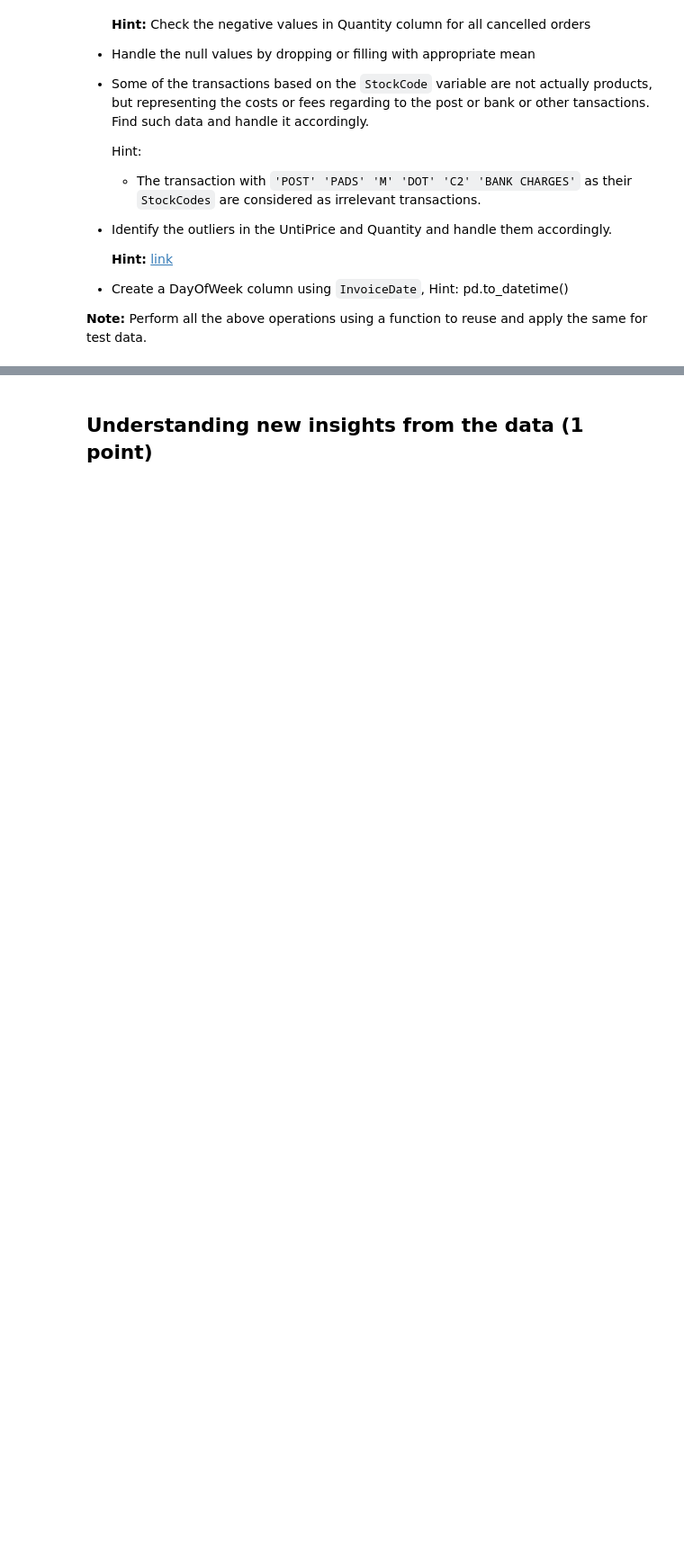
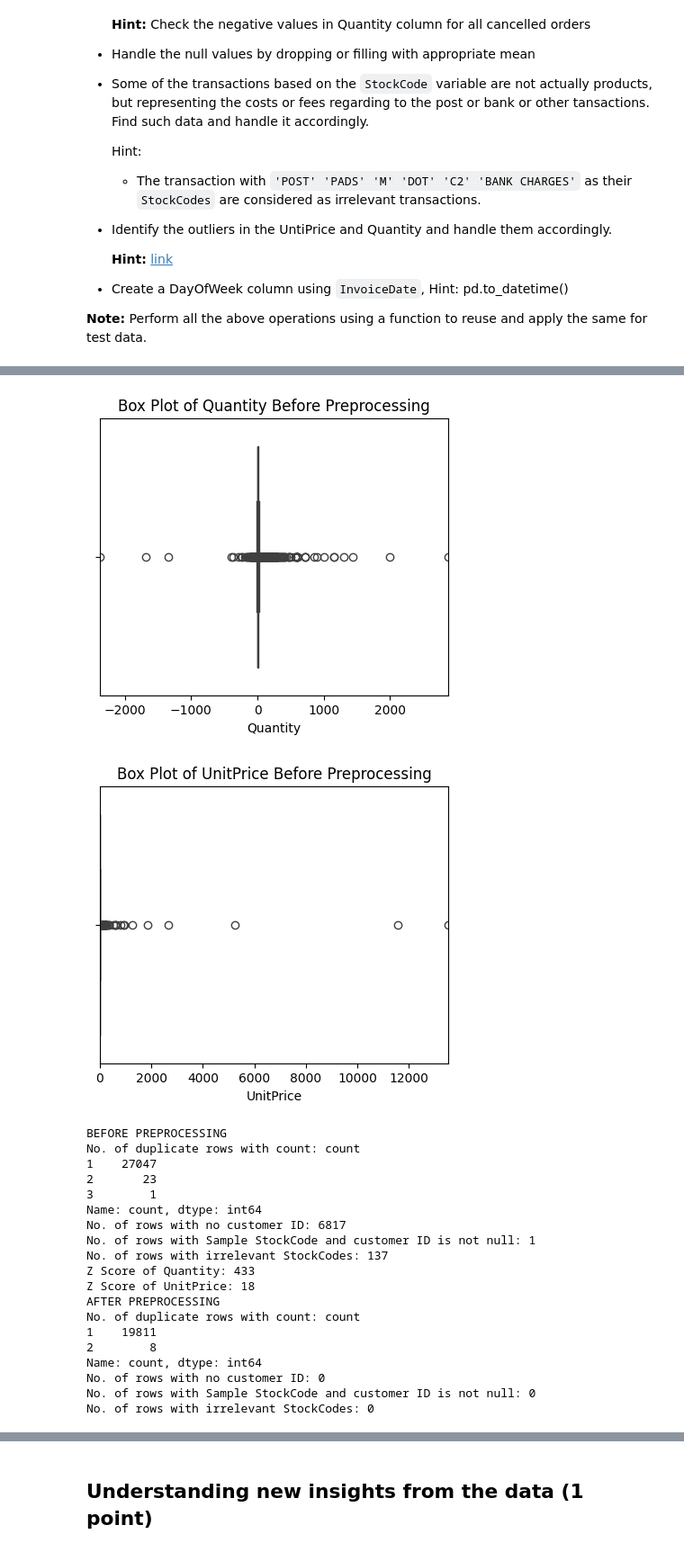
Before and after one commit to Shrutiba/iisc_cds, a Jupyter notebook: M2_NB_MiniProject_5_Customer_Segmentation_Kmeans.ipynb, the cells around one changed output, grey strips where cells are left out. Shown at 90% size. Cells and saved outputs as stored; diff of their text form; code cells hidden in the pictures; blank space fills up the shorter version.

```diff
--- a/M2_NB_MiniProject_5_Customer_Segmentation_Kmeans.ipynb
+++ b/M2_NB_MiniProject_5_Customer_Segmentation_Kmeans.ipynb
@@ -138,12 +129,12 @@ def getRowCountWithStockCodeS(data):
 def getRowCountWithIrrelevantStockCode(data):
     return data['StockCode'].isin(['POST', 'PADS', 'M', 'DOT', 'C2', 'BANK CHARGES']).sum()
 # %%
-def getRowsWithQuantityOutliers(data, threshold = 3):
+def getRowsWithQuantityOutliers(data, threshold = 2):
     z_scores = np.abs(stats.zscore(data['Quantity']))
     # Filter the data based on z-score threshold
     return data[z_scores > threshold]
 # %%
-def getRowsWithUnitPriceOutliers(data, threshold = 3):
+def getRowsWithUnitPriceOutliers(data, threshold = 2):
     z_scores = np.abs(stats.zscore(data['UnitPrice']))
     # Filter the data based on z-score threshold
     return data[z_scores > threshold]
@@ -170,7 +182,9 @@ def data_preprocessing(data):
 # %%
-print(f"No. of duplicate rows with count: {get_duplicate_row_count(df)}")
-print(f"No. of rows with no customer ID: {getRowCountWithNoCustomerID(df)}")
-print(f"No. of rows with Sample StockCode and customer ID is not null: {getRowCountWithStockCodeS(df)}")
-print(f"No. of rows with irrelevant StockCodes: {getRowCountWithIrrelevantStockCode(df)}")
-print(f"Z Score of Quantity: {getRowsWithQuantityOutliers(df).count()}")
-print(f"Z Score of UnitPrice: {getRowsWithUnitPriceOutliers(df).count()}")
+def before_preprocessing(df):
+    print("BEFORE PREPROCESSING")
+    print(f"No. of duplicate rows with count: {get_duplicate_row_count(df)}")
+    print(f"No. of rows with no customer ID: {getRowCountWithNoCustomerID(df)}")
+    print(f"No. of rows with Sample StockCode and customer ID is not null: {getRowCountWithStockCodeS(df)}")
+    print(f"No. of rows with irrelevant StockCodes: {getRowCountWithIrrelevantStockCode(df)}")
+    print(f"Z Score of Quantity: {getRowsWithQuantityOutliers(df)['Quantity'].count()}")
+    print(f"Z Score of UnitPrice: {getRowsWithUnitPriceOutliers(df)['UnitPrice'].count()}")
@@ -195,21 +191,8 @@ Z Score of UnitPrice: 361
 # %%
-def process_data(df):
+def after_preprocessing(df):
 
-    print("BEFORE PREPROCESSING")
+    print("AFTER PREPROCESSING")
     print(f"No. of duplicate rows with count: {get_duplicate_row_count(df)}")
     print(f"No. of rows with no customer ID: {getRowCountWithNoCustomerID(df)}")
     print(f"No. of rows with Sample StockCode and customer ID is not null: {getRowCountWithStockCodeS(df)}")
     print(f"No. of rows with irrelevant StockCodes: {getRowCountWithIrrelevantStockCode(df)}")
-    print(f"Z Score of Quantity: {getRowsWithQuantityOutliers(df).count()}")
-    print(f"Z Score of UnitPrice: {getRowsWithUnitPriceOutliers(df).count()}")
-
-    data_preprocessing(df)
-
-    print("/n/n AFTER PREPROCESSING")
-    print(f"No. of duplicate rows with count: {get_duplicate_row_count(df)}")
-    print(f"No. of rows with no customer ID: {getRowCountWithNoCustomerID(df)}")
-    print(f"No. of rows with Sample StockCode and customer ID is not null: {getRowCountWithStockCodeS(df)}")
-    print(f"No. of rows with irrelevant StockCodes: {getRowCountWithIrrelevantStockCode(df)}")
-    print(f"Z Score of Quantity: {getRowsWithQuantityOutliers(df).count()}")
-    print(f"Z Score of UnitPrice: {getRowsWithUnitPriceOutliers(df).count()}")
-    print(df.head(3))
@@ -236,0 +209,32 @@ Index: []
+# %%
+# Process Test Data
+original_quantity_range_test = (df_test['Quantity'].min(), df_test['Quantity'].max())
+original_unitprice_range_test = (df_test['UnitPrice'].min(), df_test['UnitPrice'].max())
+
+boxplot_preprocessing(original_quantity_range_test,original_unitprice_range_test,df_test)
+before_preprocessing(df_test)
+data_preprocessing(df_test)
+after_preprocessing(df_test)
+boxplot_preprocessing(original_quantity_range_test,original_unitprice_range_test,df_test)
+# %% [output]
+[figure, added]
+[figure, added]
+BEFORE PREPROCESSING
+No. of duplicate rows with count: count
+1    27047
+2       23
+3        1
+Name: count, dtype: int64
+No. of rows with no customer ID: 6817
+No. of rows with Sample StockCode and customer ID is not null: 1
+No. of rows with irrelevant StockCodes: 137
+Z Score of Quantity: 433
+Z Score of UnitPrice: 18
+AFTER PREPROCESSING
+No. of duplicate rows with count: count
+1    19811
+2        8
+Name: count, dtype: int64
+No. of rows with no customer ID: 0
+No. of rows with Sample StockCode and customer ID is not null: 0
+No. of rows with irrelevant StockCodes: 0
```
Also changed, not shown: parts of 18 cells of this notebook.
